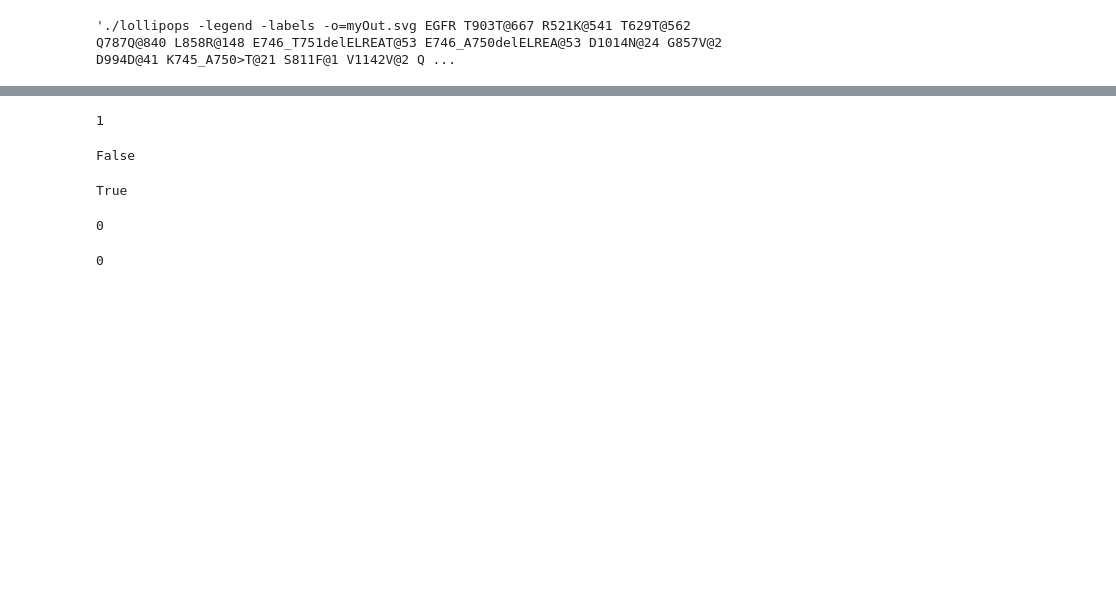
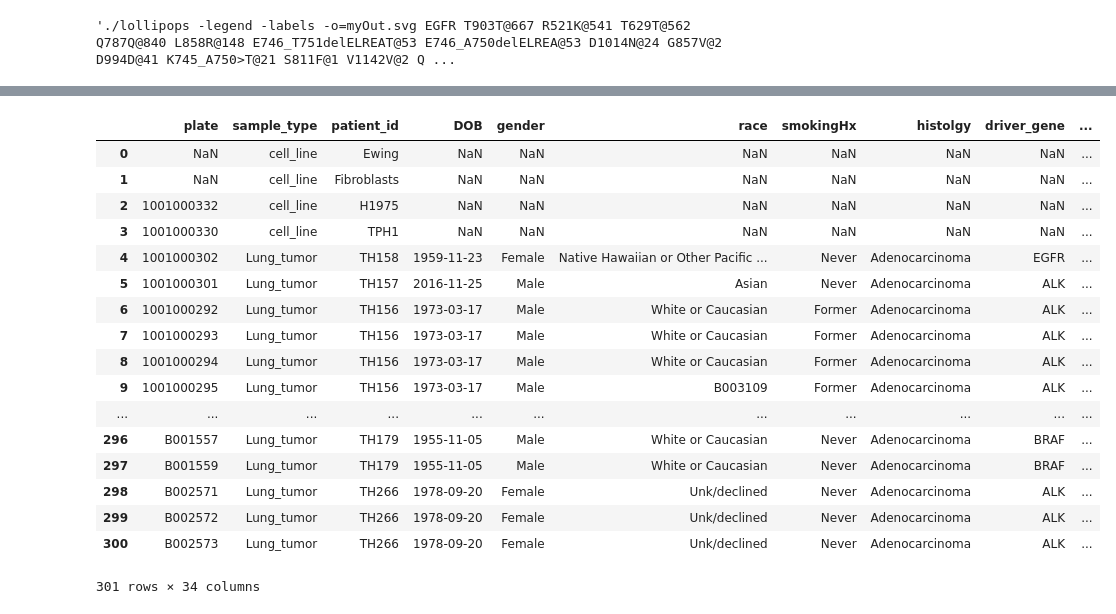
Before and after one commit to czbiohub/SNP_calling_pipeline, a Jupyter notebook: lolliplots/creating_lollipop_cmds.ipynb, the cells around one changed output, grey strips where cells are left out. Cells and saved outputs as stored; diff of their text form; code cells hidden in the pictures; blank space fills up the shorter version.

Commit message:
creating egfr_muts_by_patient df

```diff
--- a/lolliplots/creating_lollipop_cmds.ipynb
+++ b/lolliplots/creating_lollipop_cmds.ipynb
@@ -205,26 +186,28 @@ dict
-# %%
-dict.get('foo')
-# %% [output]
-1
-# %%
-'oogabooga' in dict.keys()
-# %% [output]
-False
-# %%
-'hello' in dict.keys()
-# %% [output]
-True
-# %%
-keyFound = 0
-if dict.get('oogabooga'):
-    keyFound = 1
-keyFound
-# %% [output]
-0
-# %%
-keyFound = 0
-if dict.get('world'):
-    keyFound = 1
-keyFound
-# %% [output]
-0
+# %%
+#////////////////////////////////////////////////////////////////////////////
+#
+# want to create a per-patient EGFR mutations dataframe
+#
+#////////////////////////////////////////////////////////////////////////////
+
+patientMetadata = pd.read_csv('/Users/lincoln.harris/Desktop/152-LAUD_cell_lists_and_various_shit/cDNA_plate_metadata.csv')
+patientMetadata
+# %% [output]
+|  | plate | sample_type | patient_id | DOB | gender | race | smokingHx | histolgy | driver_gene | ... |
+| 0 | NaN | cell_line | Ewing | NaN | NaN | NaN | NaN | NaN | NaN | ... |
+| 1 | NaN | cell_line | Fibroblasts | NaN | NaN | NaN | NaN | NaN | NaN | ... |
+| 2 | 1001000332 | cell_line | H1975 | NaN | NaN | NaN | NaN | NaN | NaN | ... |
+| 3 | 1001000330 | cell_line | TPH1 | NaN | NaN | NaN | NaN | NaN | NaN | ... |
+| 4 | 1001000302 | Lung_tumor | TH158 | 1959-11-23 | Female | Native Hawaiian or Other Pacific ... | Never | Adenocarcinoma | EGFR | ... |
+| 5 | 1001000301 | Lung_tumor | TH157 | 2016-11-25 | Male | Asian | Never | Adenocarcinoma | ALK | ... |
+| 6 | 1001000292 | Lung_tumor | TH156 | 1973-03-17 | Male | White or Caucasian | Former | Adenocarcinoma | ALK | ... |
+| 7 | 1001000293 | Lung_tumor | TH156 | 1973-03-17 | Male | White or Caucasian | Former | Adenocarcinoma | ALK | ... |
+| 8 | 1001000294 | Lung_tumor | TH156 | 1973-03-17 | Male | White or Caucasian | Former | Adenocarcinoma | ALK | ... |
+| 9 | 1001000295 | Lung_tumor | TH156 | 1973-03-17 | Male | B003109 | Former | Adenocarcinoma | ALK | ... |
+| ... | ... | ... | ... | ... | ... | ... | ... | ... | ... | ... |
+| 296 | B001557 | Lung_tumor | TH179 | 1955-11-05 | Male | White or Caucasian | Never | Adenocarcinoma | BRAF | ... |
+| 297 | B001559 | Lung_tumor | TH179 | 1955-11-05 | Male | White or Caucasian | Never | Adenocarcinoma | BRAF | ... |
+| 298 | B002571 | Lung_tumor | TH266 | 1978-09-20 | Female | Unk/declined | Never | Adenocarcinoma | ALK | ... |
+| 299 | B002572 | Lung_tumor | TH266 | 1978-09-20 | Female | Unk/declined | Never | Adenocarcinoma | ALK | ... |
+| 300 | B002573 | Lung_tumor | TH266 | 1978-09-20 | Female | Unk/declined | Never | Adenocarcinoma | ALK | ... |
+301 rows × 34 columns
```
Also changed, not shown: parts of 13 cells of this notebook.
